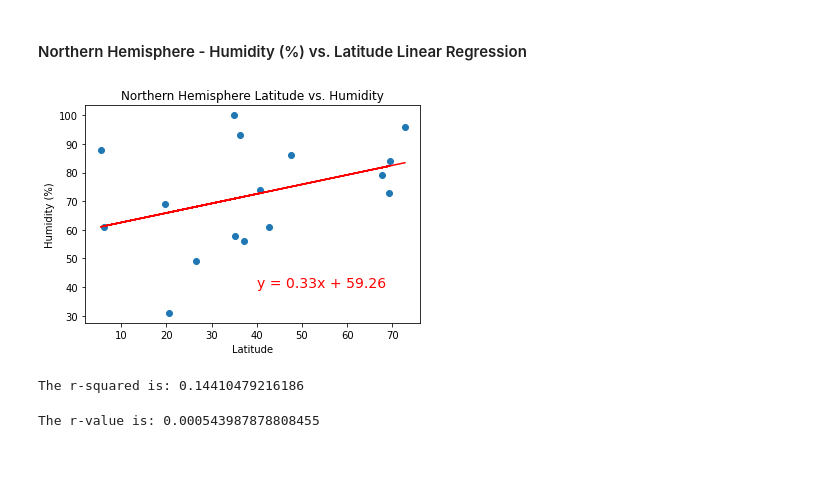
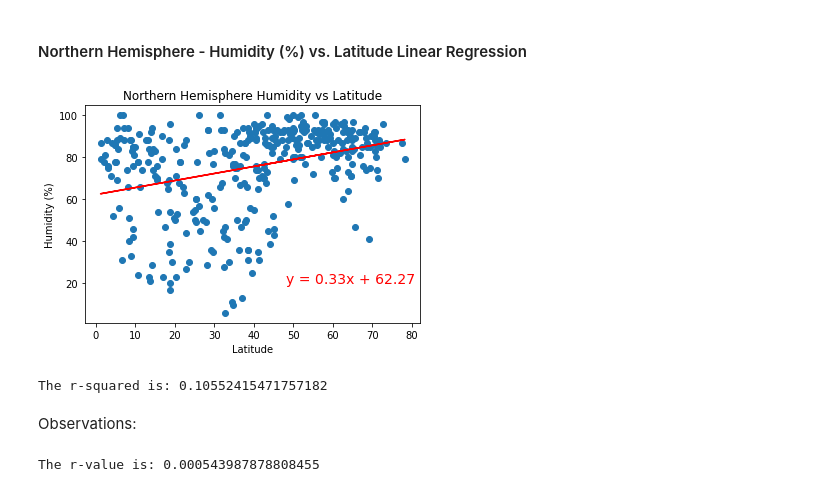
Before and after one commit to meghanvl/API_project, a Jupyter notebook: WeatherPy.ipynb, the cells around one changed output. Cells and saved outputs as stored; diff of their text form; code cells hidden in the pictures; blank space fills up the shorter version.

```diff
--- a/WeatherPy/WeatherPy.ipynb
+++ b/WeatherPy.ipynb
@@ -66,7 +66,7 @@ country = []
 date = []
 
 record_count = 0
-set_number = 0
+set_number = 1
 
 #build query
 url = "http://api.openweathermap.org/data/2.5/weather?"
@@ -79,9 +79,9 @@ for city in cities:
     query_url = f"{url}appid={weather_api_key}&units={units}&q=" + city
     response = requests.get(query_url).json()
 
-    if record_count < 5:
+    if record_count < 50:
         record_count +=1
-    elif set_number < 5:
+    elif set_number < 11:
         set_number +=1
         record_count = 0
     else:
@@ -102,7 +102,7 @@ for city in cities:
     except:
         print("City not found. Skipping...")
 
-#         time.sleep(1)
+        time.sleep(1)
 
 print("----------------------------")
 print("Data Retrieval Complete")
@@ -383,24 +392,26 @@ The r-value is: 0.6082708688906918
 # %%
 #Northern Hemisphere - Humidity (%) vs. Latitude
 
 x_values = northern_data["Lat"]
 y_values = northern_data["Humidity"]
 
 slope, intercept, rvalue, pvalue, stderr = linregress(x_values, y_values)
 regression = x_values * slope + intercept
 line_equation = "y = " + str(round(slope,2)) + "x + " + str(round(intercept,2))
 plt.scatter(x_values, y_values)
 plt.plot(x_values, regression, "r-")
-plt.title("Northern Hemisphere Latitude vs. Humidity")
+plt.title("Northern Hemisphere Humidity vs Latitude")
 plt.xlabel("Latitude")
 plt.ylabel("Humidity (%)")
-plt.annotate(line_equation,(40,40), fontsize=14, color="red")
+plt.annotate(line_equation,(48,20), fontsize=14, color="red")
 plt.show()
 
 print(f"The r-squared is: {rvalue**2}")
 # %% [output]
-[figure, old version]
+[figure, new version]
-The r-squared is: 0.14410479216186
+The r-squared is: 0.10552415471757182
+# %% [markdown]
+Observations:
 # %%
 #output example
 # %% [output]
```
Also changed, not shown: parts of 27 cells of this notebook, 11 other files.
